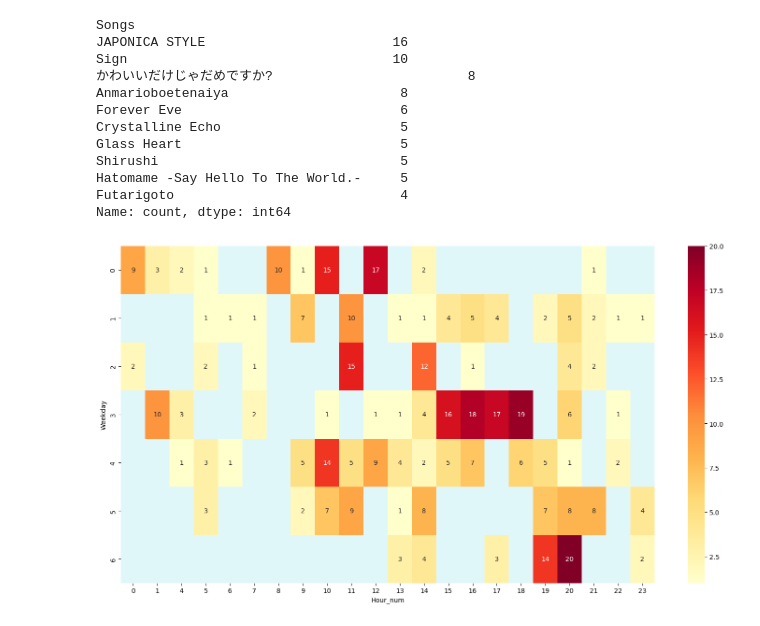
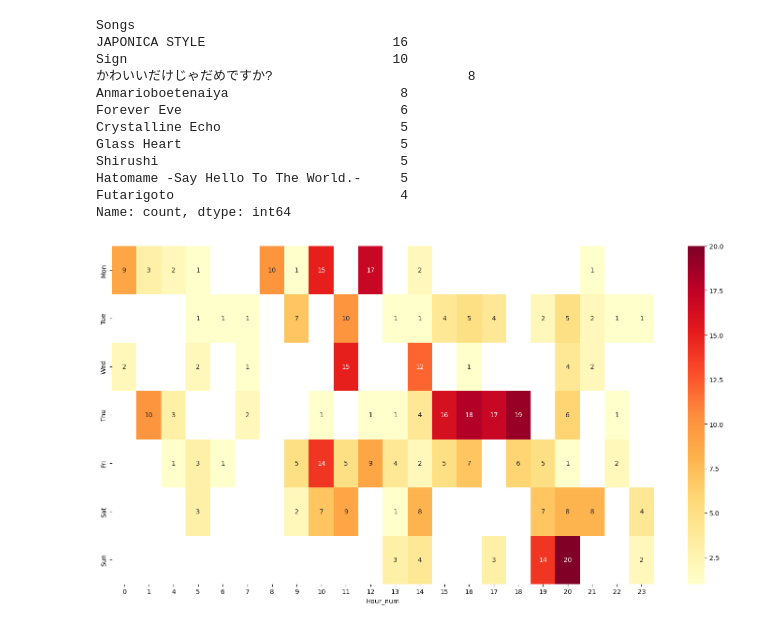
Before and after one commit to Keira1203/Personal-Media-Consumption-Analytics, a Jupyter notebook: notebooks/apple_music.ipynb, the cells around one changed output. Saved outputs shown, nothing was run; the diff lists cells and outputs as text; code cells hidden in the pictures.

```diff
--- a/notebooks/apple_music.ipynb
+++ b/notebooks/apple_music.ipynb
@@ -71,26 +71,27 @@ Name: count, dtype: int64
 # %%
 import matplotlib.pyplot as plt
 import seaborn as sns
 import numpy as np
 
 df1['Hour_list'] = df1['Hours'].str.split(',\s*')
 df_exploded = df1.explode('Hour_list').reset_index(drop=True)
 df_exploded['Hour_num'] = pd.to_numeric(df_exploded['Hour_list'], errors='coerce')
 
 df_exploded['Weekday'] = pd.to_datetime(df_exploded['Date Played_parsed']).dt.weekday
 
 heatmap_data = df_exploded.groupby(['Weekday', 'Hour_num']).size().unstack(fill_value=0)
 heatmap_data_filtered = heatmap_data[(heatmap_data >= 1) & (heatmap_data <= 20)].fillna(0).astype(int)
 days = ['Mon', 'Tue', 'Wed', 'Thu', 'Fri', 'Sat', 'Sun']
+heatmap_data_filtered.index = days
 
 mask = heatmap_data_filtered == 0
 
 plt.figure(figsize=(15, 8))
 ax = sns.heatmap(heatmap_data_filtered, annot=True, fmt='d', cmap='YlOrRd', mask=mask)
 
-ax.set_facecolor('#E0F7FA')
+ax.set_facecolor('white')
 plt.tight_layout()
-plt.savefig('../figures/heatmap_weekday_hour.png', dpi=300, bbox_inches='tight', facecolor='white')
+plt.savefig('../figures/Music_weekday_hour.png', dpi=300, bbox_inches='tight', facecolor='white')
 plt.show()
 # %% [output]
-[figure, old version]
+[figure, new version]
```
Also changed, not shown: 7 other files.
